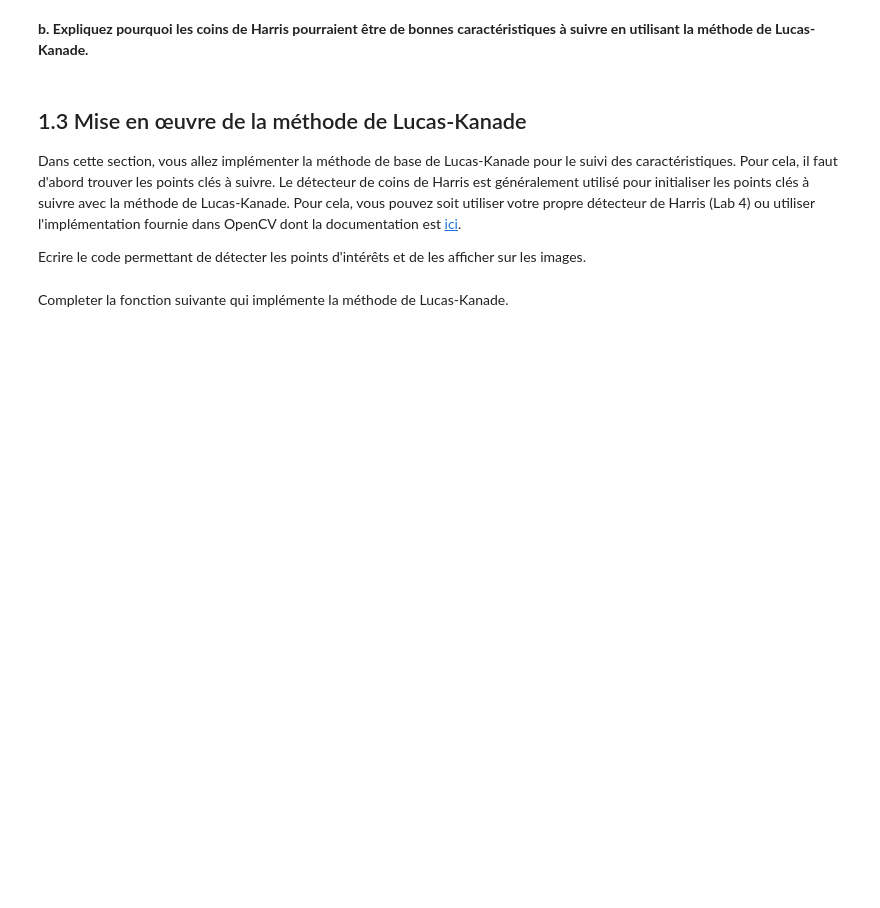
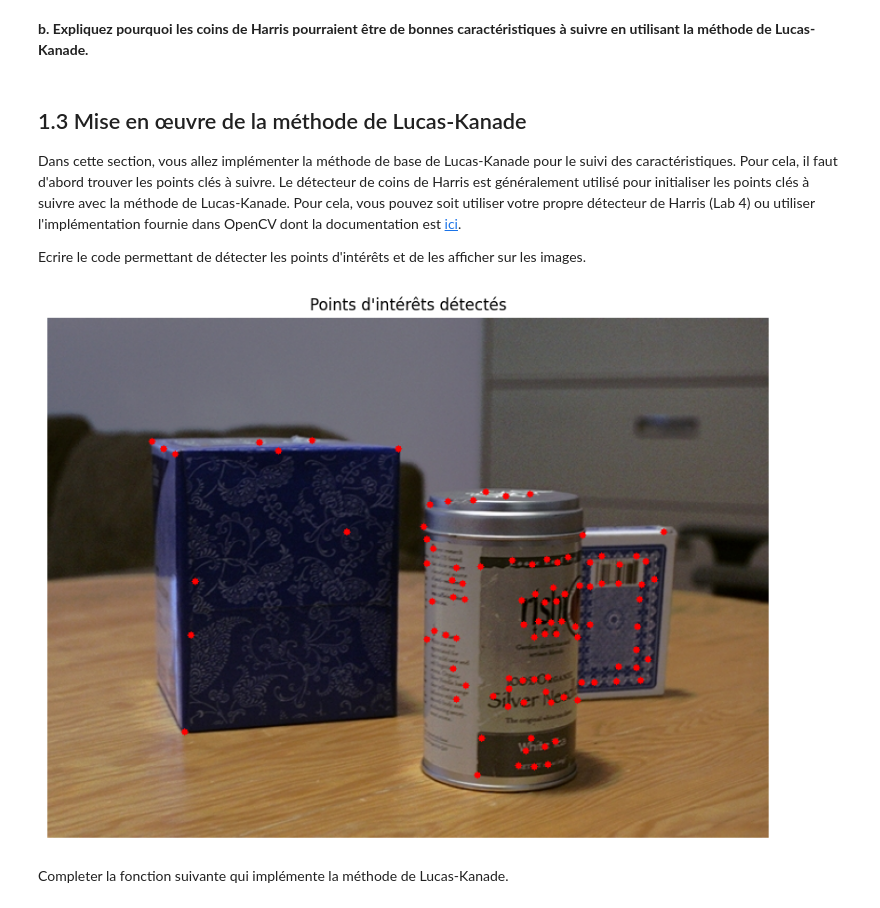
Before and after one commit to klarispng/VISUAL_TP_FINAL, a Jupyter notebook: Lab_final_klaris.ipynb, the cells around one changed output. Cells and saved outputs as stored; diff of their text form; code cells hidden in the pictures; blank space fills up the shorter version.

```diff
--- a/Lab_final_klaris.ipynb
+++ b/Lab_final_klaris.ipynb
@@ -178,3 +173,32 @@ frames = load_frames('images')
+# %%
+frames = load_frames('images')
+
+# Choix de la première image pour détecter les points clés
+frame = frames[0]
+
+# Conversion en niveaux de gris
+gray = cv2.cvtColor(frame, cv2.COLOR_BGR2GRAY)
+
+# Détecter les coins (points d'intérêts) avec goodFeaturesToTrack
+corners = cv2.goodFeaturesToTrack(gray, maxCorners=100, qualityLevel=0.01, minDistance=10)
+corners = np.int0(corners)
+
+# Pour afficher les points en couleur, on garde l'image en BGR
+frame_color = frame.copy()
+
+# Tracer les points détectés
+for corner in corners:
+    x, y = corner.ravel()
+    cv2.circle(frame_color, (x, y), 3, (0, 0, 255), -1)
+
+# Affichage
+plt.figure(figsize=(10, 8))
+plt.imshow(cv2.cvtColor(frame_color, cv2.COLOR_BGR2RGB))
+plt.title("Points d'intérêts détectés")
+plt.axis("off")
+plt.show()
+# %% [output]
+[figure, added]
 # %% [markdown]
 Completer la fonction suivante qui implémente la méthode de Lucas-Kanade.
 # %%
```
Also changed, not shown: parts of 6 cells of this notebook.
